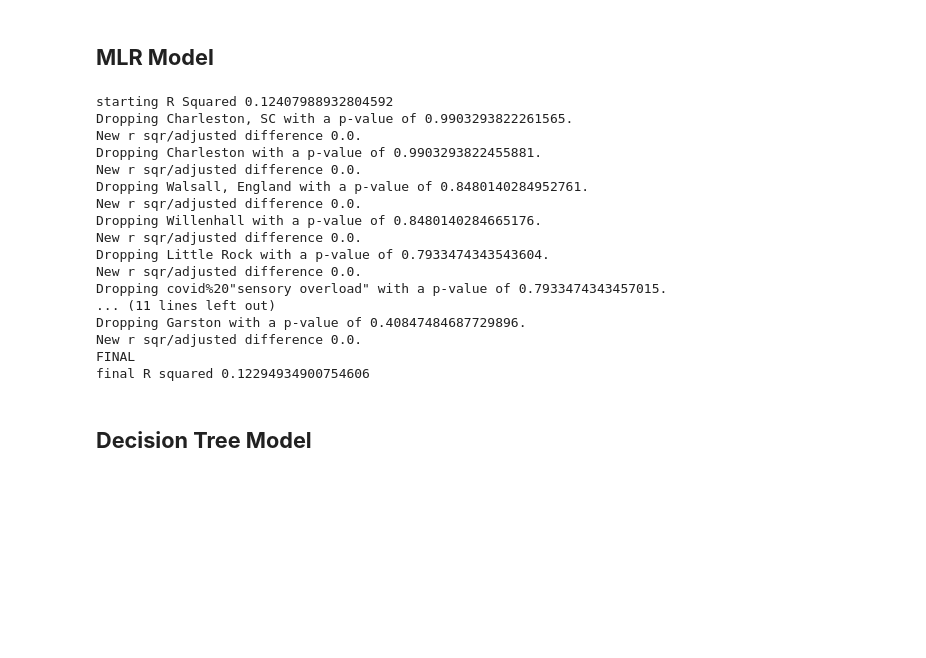
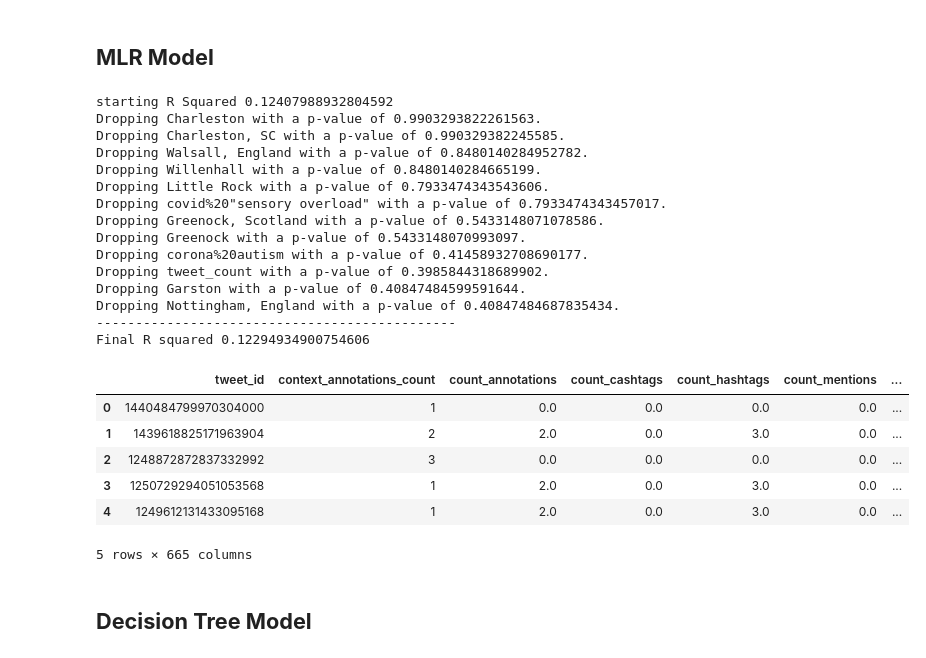
Before and after one commit to idayley/IS455, a Jupyter notebook: 1 Checkpoints/10 Modeling Project/Checkpoint_Modeling_project.ipynb, the cells around one changed output. Drawn from its saved outputs; the diff is of its cells as text; code cells hidden in the pictures; blank space fills up the shorter version.

```diff
--- a/1 Checkpoints/10 Modeling Project/Checkpoint_Modeling_project.ipynb
+++ b/1 Checkpoints/10 Modeling Project/Checkpoint_Modeling_project.ipynb
@@ -91,65 +91,69 @@ skewness after log: 1.282185198437661
 import statsmodels.api as sm
 from sklearn import preprocessing
 
+df_dummies = df.copy()
+
 #drop tweet text, image urls
-df.drop(columns=['text', 'created_at_tweet', 'preview_image_url', 'username', 'created_at_author'], inplace=True)
+df_dummies.drop(columns=['text', 'created_at_tweet', 'preview_image_url', 'username', 'created_at_author'], inplace=True)
 
 #drop alternative labels
-df.drop(columns=['retweets', 'replies'], inplace=True)
+df_dummies.drop(columns=['retweets', 'replies'], inplace=True)
 
 #make dummy codes
-df_dummies = df.copy()
+for col in df_dummies:
+  if not pd.api.types.is_numeric_dtype(df_dummies[col]):
+    df_dummies = pd.get_dummies(df_dummies, columns=[col], drop_first=True, prefix="", prefix_sep="")
 
-for col in df:
-  if not pd.api.types.is_numeric_dtype(df[col]):
-    df_dummies = pd.get_dummies(df_dummies, columns=[col], drop_first=True, prefix="", prefix_sep="")
 
 #standardize the data
 df_minmax = pd.DataFrame(preprocessing.MinMaxScaler().fit_transform(df_dummies), columns=df_dummies.columns)
 
 #run the MLR
 def mlr():
   y = df_dummies[label]
   X = df_dummies.drop(columns=label).assign(const=1)
   results = sm.OLS(y, X.astype(float)).fit()
   return results
 results = mlr()
 # print(results.summary())
 
 print(f'starting R Squared {results.rsquared}')
-while (abs(results.pvalues.sort_values(ascending=False)[0]) > 0.20): #THIS NEEDS TO BE CHANGED TO P VALUE
+while (abs(results.pvalues.sort_values(ascending=False)[0]) > 0.20):
     # get the highest p-value column
     highestCol = (results.pvalues.sort_values(ascending=False)).index[0]
     print(f'Dropping {highestCol} with a p-value of {(results.pvalues.sort_values(ascending=False))[0]}.')
     df_dummies.drop(columns=[highestCol], inplace=True)
     # re-run the model
     y = df_dummies[label]
     X = df_dummies.drop(columns=[label]).assign(const=1)
     model = sm.OLS(y, X.astype(float))
     results = model.fit()
-    print(f'New r sqr/adjusted difference {abs(results.rsquared_adj-results.rsquared)}.')
-print("FINAL")
-print(f'final R squared {results.rsquared}')
-# df.head(5)
-# print(results.pvalues().sort_values(ascending=False))
+print("----------------------------------------------")
+print(f'Final R squared {results.rsquared}')
+df_dummies.head()
 # %% [output]
 starting R Squared 0.12407988932804592
-Dropping Charleston, SC with a p-value of 0.9903293822261565.
-New r sqr/adjusted difference 0.0.
-Dropping Charleston with a p-value of 0.9903293822455881.
-New r sqr/adjusted difference 0.0.
-Dropping Walsall, England with a p-value of 0.8480140284952761.
-New r sqr/adjusted difference 0.0.
-Dropping Willenhall with a p-value of 0.8480140284665176.
-New r sqr/adjusted difference 0.0.
-Dropping Little Rock with a p-value of 0.7933474343543604.
-New r sqr/adjusted difference 0.0.
-Dropping covid%20"sensory overload" with a p-value of 0.7933474343457015.
-... (11 lines left out)
-Dropping Garston with a p-value of 0.40847484687729896.
-New r sqr/adjusted difference 0.0.
-FINAL
-final R squared 0.12294934900754606
+Dropping Charleston with a p-value of 0.9903293822261563.
+Dropping Charleston, SC with a p-value of 0.990329382245585.
+Dropping Walsall, England with a p-value of 0.8480140284952782.
+Dropping Willenhall with a p-value of 0.8480140284665199.
+Dropping Little Rock with a p-value of 0.7933474343543606.
+Dropping covid%20"sensory overload" with a p-value of 0.7933474343457017.
+Dropping Greenock, Scotland with a p-value of 0.5433148071078586.
+Dropping Greenock with a p-value of 0.5433148070993097.
+Dropping corona%20autism with a p-value of 0.41458932708690177.
+Dropping tweet_count with a p-value of 0.3985844318689902.
+Dropping Garston with a p-value of 0.40847484599591644.
+Dropping Nottingham, England with a p-value of 0.40847484687835434.
+----------------------------------------------
+Final R squared 0.12294934900754606
+|  | tweet_id | context_annotations_count | count_annotations | count_cashtags | count_hashtags | count_mentions | ... |
+| 0 | 1440484799970304000 | 1 | 0.0 | 0.0 | 0.0 | 0.0 | ... |
+| 1 | 1439618825171963904 | 2 | 2.0 | 0.0 | 3.0 | 0.0 | ... |
+| 2 | 1248872872837332992 | 3 | 0.0 | 0.0 | 0.0 | 0.0 | ... |
+| 3 | 1250729294051053568 | 1 | 2.0 | 0.0 | 3.0 | 0.0 | ... |
+| 4 | 1249612131433095168 | 1 | 2.0 | 0.0 | 3.0 | 0.0 | ... |
+5 rows × 665 columns
 # %% [markdown]
 ## **Decision Tree Model**
 # %%
```
Also changed, not shown: parts of 4 cells of this notebook, 1 other file.
